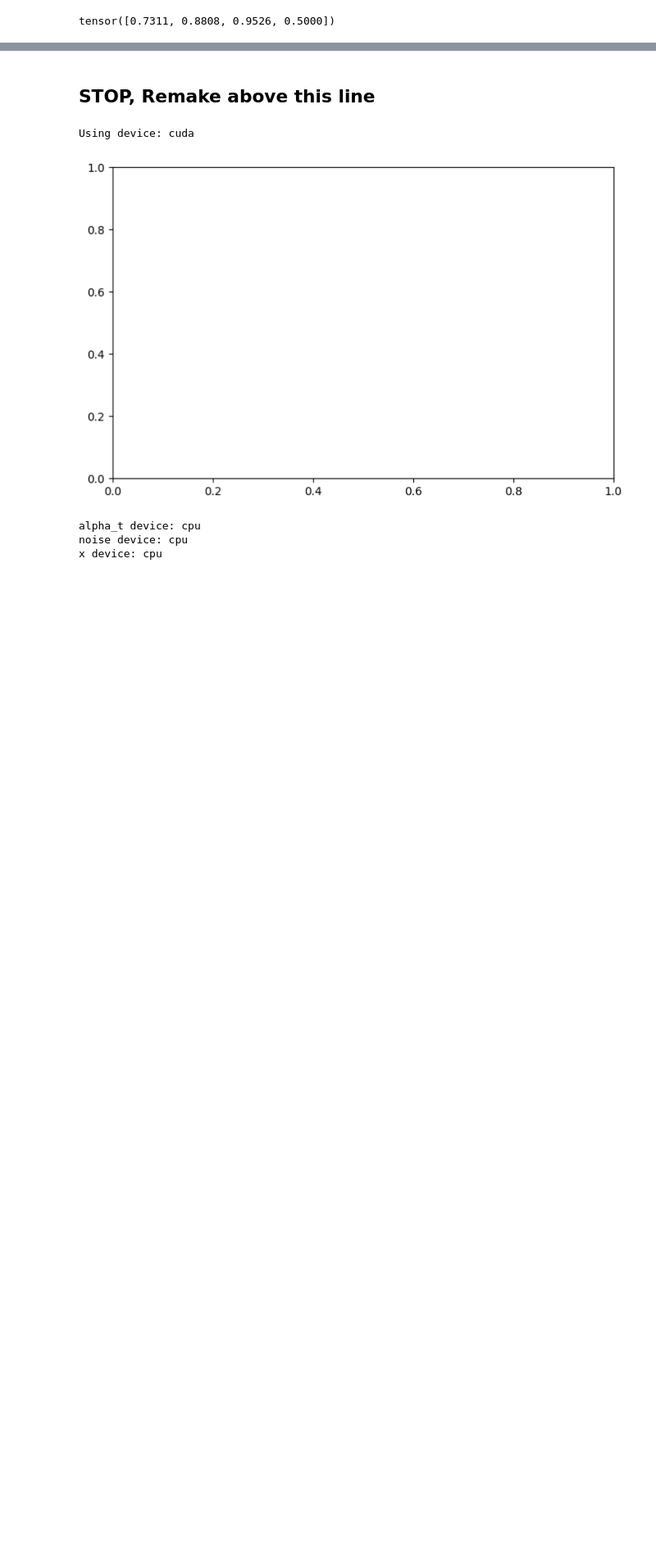
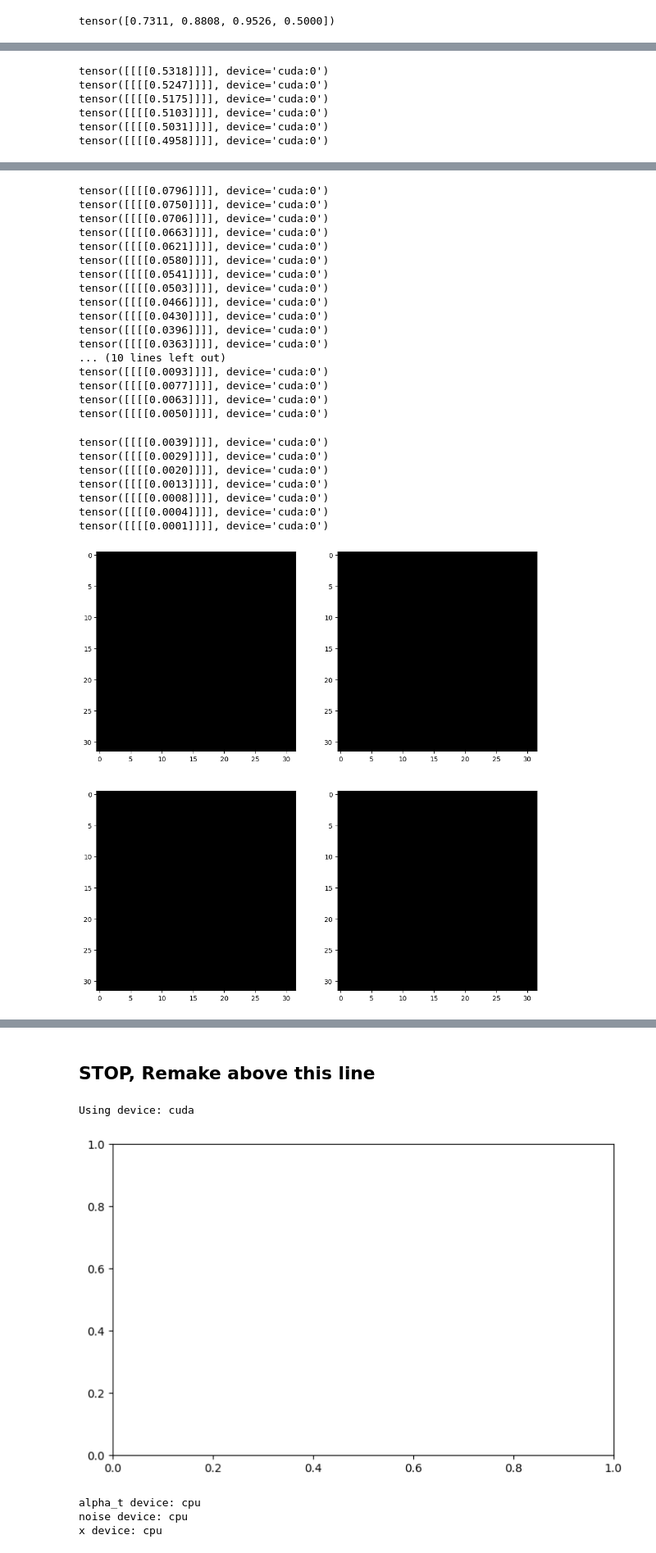
Before and after one commit to MathiasBoi6/GenerativeCircuits, a Jupyter notebook: MnistBlockSimpleTest.ipynb, the cells around one changed output, grey strips where cells are left out. Shown at 82% size. Saved outputs shown, nothing was run; the diff lists cells and outputs as text; code cells hidden in the pictures; blank space fills up the shorter version.

```diff
--- a/MnistBlockSimpleTest.ipynb
+++ b/MnistBlockSimpleTest.ipynb
@@ -144,0 +119,21 @@ tensor([[[[0.5318, 0.5318, 0.5318, 0.5318, 0.5318, 0.5318, 0.5318, 0.5318,
+# %%
+device = 'cuda' if torch.cuda.is_available() else 'cpu'
+print(f'Using device: {device}')
+
+model = UNet2DModel(
+    sample_size=image_size,   # image resolution
+    in_channels=1,
+    out_channels=1,
+    layers_per_block=2,
+    block_out_channels=(64, 64, 64),
+    down_block_types=(
+        "DownBlock2D",
+        "DownBlock2D",
+        "AttnDownBlock2D",
+    ),
+    up_block_types=(
+        "AttnUpBlock2D",
+        "UpBlock2D",
+        "UpBlock2D",
+    ),
+).to(device)
@@ -144,0 +221,31 @@ tensor([[[[0.5318, 0.5318, 0.5318, 0.5318, 0.5318, 0.5318, 0.5318, 0.5318,
+# %%
+#Inference
+
+#x = torch.randn(4, 1, 32, 32).to(device)
+x = torch.randint(0, 2, (4, 1, 32, 32), device=device).float()
+inferenceSteps = torch.linspace(trainSteps-1, 0, 100, device=device)
+
+for t in tqdm(inferenceSteps):
+    with torch.no_grad():
+        pred = model(x, t).sample
+
+    # Update sample with step
+    x = denoise(pred, t.to('cpu').long(), x)
+
+# argmax_images = torch.argmax(x, dim=1, keepdim=True)
+# Show the results
+fig, axs = plt.subplots(2, 2, figsize=(12, 12))
+axs[0, 0].imshow(x[0,0].cpu(), cmap='gray')
+axs[0, 1].imshow(x[1,0].cpu(), cmap='gray')
+axs[1, 0].imshow(x[2,0].cpu(), cmap='gray')
+axs[1, 1].imshow(x[3,0].cpu(), cmap='gray')
+
+
+plt.show()
+# %% [output]
+tensor([[[[0.5318]]]], device='cuda:0')
+tensor([[[[0.5247]]]], device='cuda:0')
+tensor([[[[0.5175]]]], device='cuda:0')
+tensor([[[[0.5103]]]], device='cuda:0')
+tensor([[[[0.5031]]]], device='cuda:0')
+tensor([[[[0.4958]]]], device='cuda:0')
@@ -144,0 +286,25 @@ tensor([[[[0.5318, 0.5318, 0.5318, 0.5318, 0.5318, 0.5318, 0.5318, 0.5318,
+tensor([[[[0.0796]]]], device='cuda:0')
+tensor([[[[0.0750]]]], device='cuda:0')
+tensor([[[[0.0706]]]], device='cuda:0')
+tensor([[[[0.0663]]]], device='cuda:0')
+tensor([[[[0.0621]]]], device='cuda:0')
+tensor([[[[0.0580]]]], device='cuda:0')
+tensor([[[[0.0541]]]], device='cuda:0')
+tensor([[[[0.0503]]]], device='cuda:0')
+tensor([[[[0.0466]]]], device='cuda:0')
+tensor([[[[0.0430]]]], device='cuda:0')
+tensor([[[[0.0396]]]], device='cuda:0')
+tensor([[[[0.0363]]]], device='cuda:0')
+... (10 lines left out)
+tensor([[[[0.0093]]]], device='cuda:0')
+tensor([[[[0.0077]]]], device='cuda:0')
+tensor([[[[0.0063]]]], device='cuda:0')
+tensor([[[[0.0050]]]], device='cuda:0')
+tensor([[[[0.0039]]]], device='cuda:0')
+tensor([[[[0.0029]]]], device='cuda:0')
+tensor([[[[0.0020]]]], device='cuda:0')
+tensor([[[[0.0013]]]], device='cuda:0')
+tensor([[[[0.0008]]]], device='cuda:0')
+tensor([[[[0.0004]]]], device='cuda:0')
+tensor([[[[0.0001]]]], device='cuda:0')
+[figure, added]
```
Also changed, not shown: parts of 9 cells of this notebook, 1 other file.
